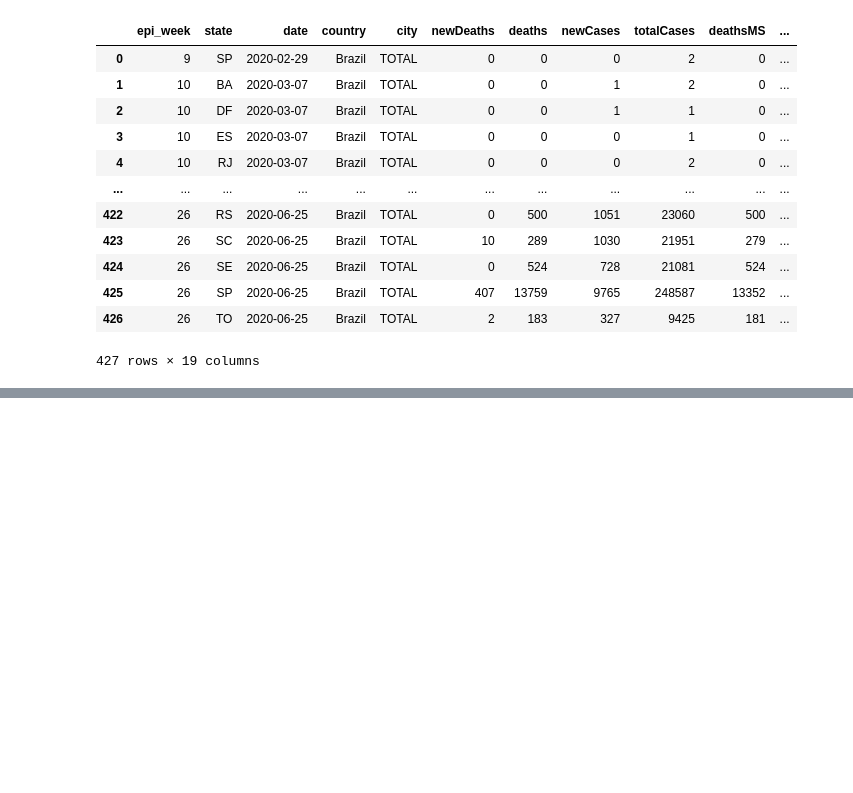
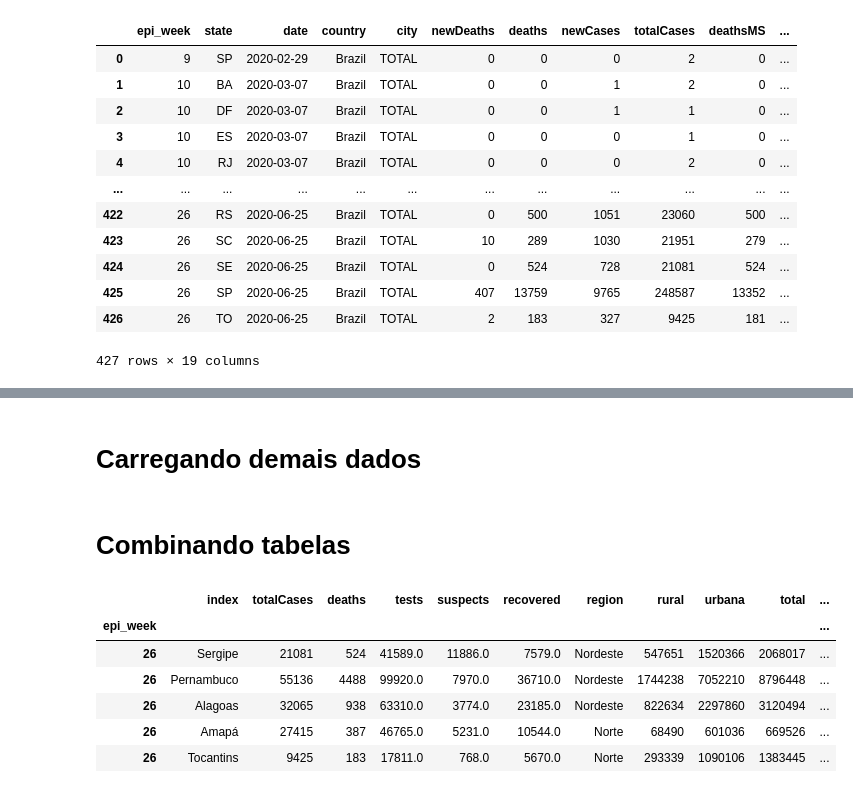
Before and after one commit to kenzosakiyama/corona_virus_brasil, a Jupyter notebook: notebooks/analise_de_semanas_epidemiologicas.ipynb, the cells around one changed output, grey strips where cells are left out. Cells and saved outputs as stored; diff of their text form; code cells hidden in the pictures; blank space fills up the shorter version.

```diff
--- a/notebooks/analise_de_semanas_epidemiologicas.ipynb
+++ b/notebooks/analise_de_semanas_epidemiologicas.ipynb
@@ -44,0 +73,2 @@ estados_df.tail().loc[26]["totalCases"].sum()
+# %% [markdown]
+# Carregando demais dados
@@ -44,0 +79,8 @@ estados_df.tail().loc[26]["totalCases"].sum()
+# %%
+economia_df = pd.read_excel("../dados/processados/economia_atlas2013.xlsx")
+economia_df.set_index("UFN", inplace=True)
+# %%
+idade_df = pd.read_excel("../dados/processados/espectativa_de_vida_atlas2013.xlsx")
+idade_df.set_index("UFN", inplace=True)
+# %% [markdown]
+# Combinando tabelas
@@ -44,0 +95,10 @@ estados_df.tail().loc[26]["totalCases"].sum()
+# %%
+data_df.tail()
+# %% [output]
+|  | index | totalCases | deaths | tests | suspects | recovered | region | rural | urbana | total | ... |
+| epi_week |  |  |  |  |  |  |  |  |  |  | ... |
+| 26 | Sergipe | 21081 | 524 | 41589.0 | 11886.0 | 7579.0 | Nordeste | 547651 | 1520366 | 2068017 | ... |
+| 26 | Pernambuco | 55136 | 4488 | 99920.0 | 7970.0 | 36710.0 | Nordeste | 1744238 | 7052210 | 8796448 | ... |
+| 26 | Alagoas | 32065 | 938 | 63310.0 | 3774.0 | 23185.0 | Nordeste | 822634 | 2297860 | 3120494 | ... |
+| 26 | Amapá | 27415 | 387 | 46765.0 | 5231.0 | 10544.0 | Norte | 68490 | 601036 | 669526 | ... |
+| 26 | Tocantins | 9425 | 183 | 17811.0 | 768.0 | 5670.0 | Norte | 293339 | 1090106 | 1383445 | ... |
```
Also changed, not shown: parts of 21 cells of this notebook.
